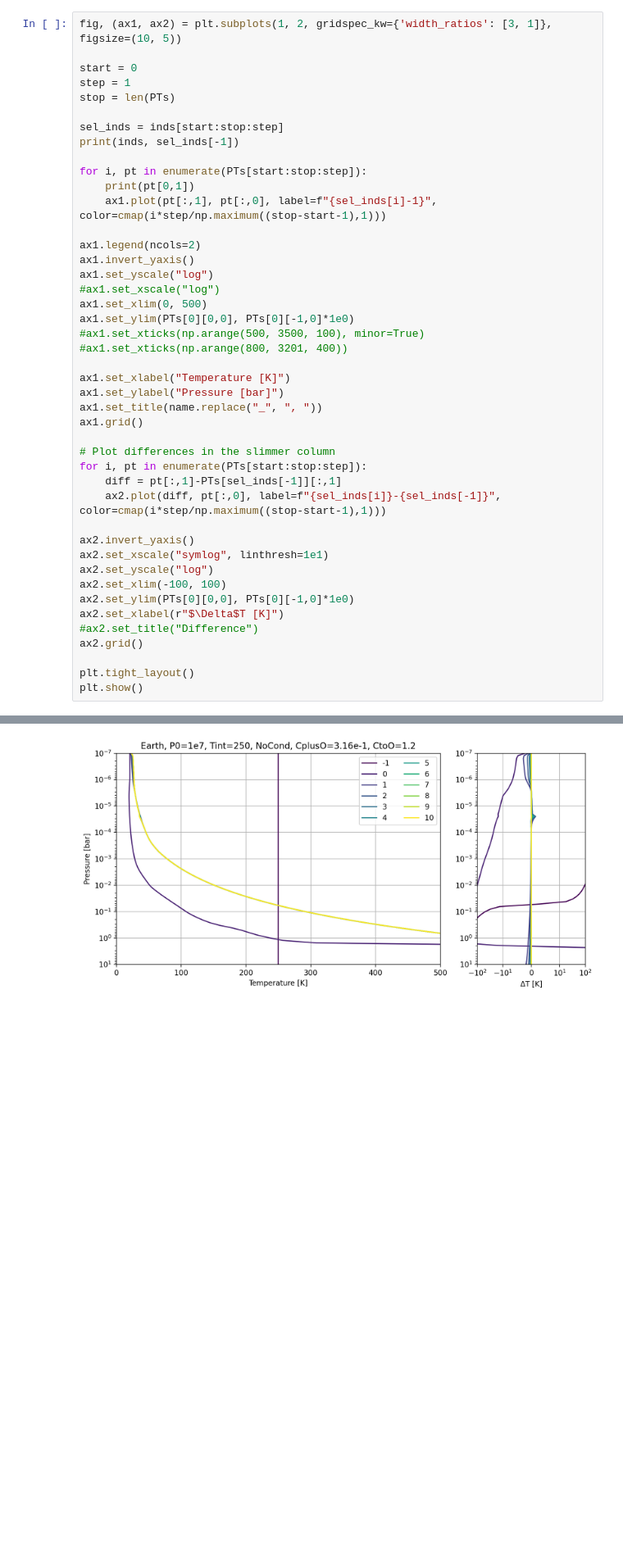
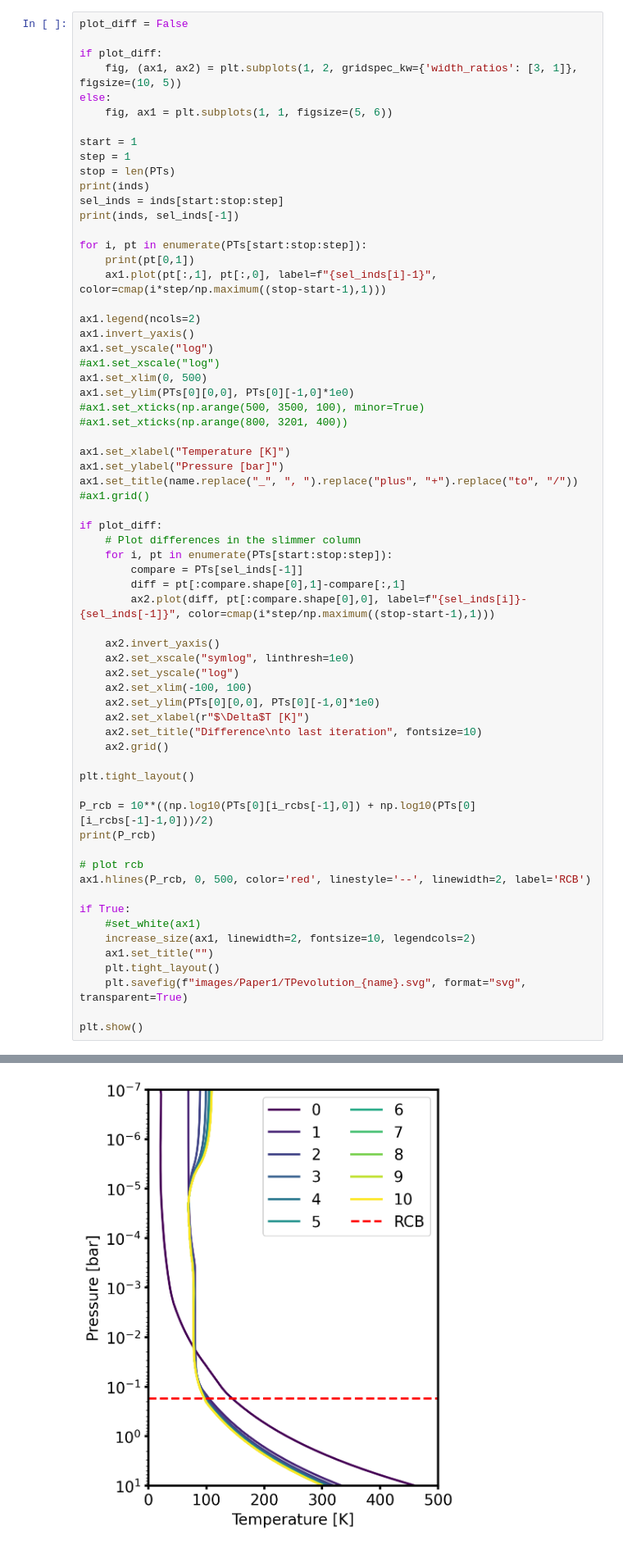
Before and after one commit to DavidDahlbudding/chelio, a Jupyter notebook: analyze/analyze_TP+chemistry.ipynb, the cells around one changed output, grey strips where cells are left out. Shown at 82% size. Cells and saved outputs as stored; diff of their text form; blank space fills up the shorter version.

```diff
--- a/analyze/analyze_TP+chemistry.ipynb
+++ b/analyze/analyze_TP+chemistry.ipynb
@@ -113,10 +154,15 @@ if not converted:
 # %%
-fig, (ax1, ax2) = plt.subplots(1, 2, gridspec_kw={'width_ratios': [3, 1]}, figsize=(10, 5))
+plot_diff = False
 
-start = 0
+if plot_diff:
+    fig, (ax1, ax2) = plt.subplots(1, 2, gridspec_kw={'width_ratios': [3, 1]}, figsize=(10, 5))
+else:
+    fig, ax1 = plt.subplots(1, 1, figsize=(5, 6))
+
+start = 1
 step = 1
 stop = len(PTs)
-
+print(inds)
 sel_inds = inds[start:stop:step]
 print(inds, sel_inds[-1])
 
@@ -135,23 +181,39 @@ ax1.set_ylim(PTs[0][0,0], PTs[0][-1,0]*1e0)
 
 ax1.set_xlabel("Temperature [K]")
 ax1.set_ylabel("Pressure [bar]")
-ax1.set_title(name.replace("_", ", "))
-ax1.grid()
+ax1.set_title(name.replace("_", ", ").replace("plus", "+").replace("to", "/"))
+#ax1.grid()
 
-# Plot differences in the slimmer column
-for i, pt in enumerate(PTs[start:stop:step]):
-    diff = pt[:,1]-PTs[sel_inds[-1]][:,1]
-    ax2.plot(diff, pt[:,0], label=f"{sel_inds[i]}-{sel_inds[-1]}", color=cmap(i*step/np.maximum((stop-start-1),1)))
+if plot_diff:
+    # Plot differences in the slimmer column
+    for i, pt in enumerate(PTs[start:stop:step]):
+        compare = PTs[sel_inds[-1]]
+        diff = pt[:compare.shape[0],1]-compare[:,1]
+        ax2.plot(diff, pt[:compare.shape[0],0], label=f"{sel_inds[i]}-{sel_inds[-1]}", color=cmap(i*step/np.maximum((stop-start-1),1)))
 
-ax2.invert_yaxis()
-ax2.set_xscale("symlog", linthresh=1e1)
-ax2.set_yscale("log")
-ax2.set_xlim(-100, 100)
-ax2.set_ylim(PTs[0][0,0], PTs[0][-1,0]*1e0)
-ax2.set_xlabel(r"$\Delta$T [K]")
-#ax2.set_title("Difference")
-ax2.grid()
+    ax2.invert_yaxis()
+    ax2.set_xscale("symlog", linthresh=1e0)
+    ax2.set_yscale("log")
+    ax2.set_xlim(-100, 100)
+    ax2.set_ylim(PTs[0][0,0], PTs[0][-1,0]*1e0)
+    ax2.set_xlabel(r"$\Delta$T [K]")
+    ax2.set_title("Difference\nto last iteration", fontsize=10)
+    ax2.grid()
 
 plt.tight_layout()
+
+P_rcb = 10**((np.log10(PTs[0][i_rcbs[-1],0]) + np.log10(PTs[0][i_rcbs[-1]-1,0]))/2)
+print(P_rcb)
+
+# plot rcb
+ax1.hlines(P_rcb, 0, 500, color='red', linestyle='--', linewidth=2, label='RCB')
+
+if True:
+    #set_white(ax1)
+    increase_size(ax1, linewidth=2, fontsize=10, legendcols=2)
+    ax1.set_title("")
+    plt.tight_layout()
+    plt.savefig(f"images/Paper1/TPevolution_{name}.svg", format="svg", transparent=True)
+
 plt.show()
 # %% [output]
@@ -171 +234 @@ plt.show()
-[figure, old version]
+[figure, new version]
```
Also changed, not shown: parts of 9 cells of this notebook, 20 other files.
